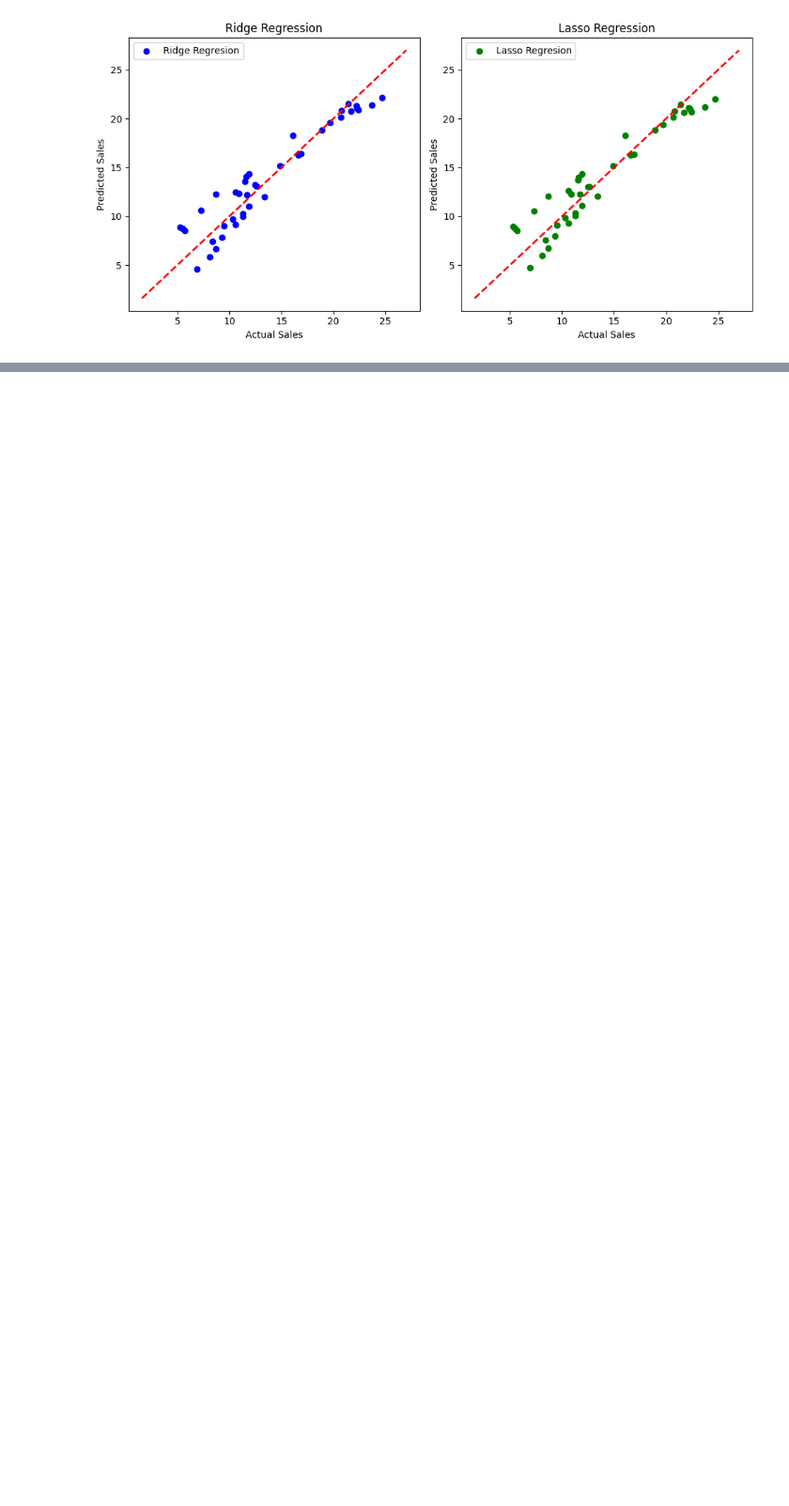
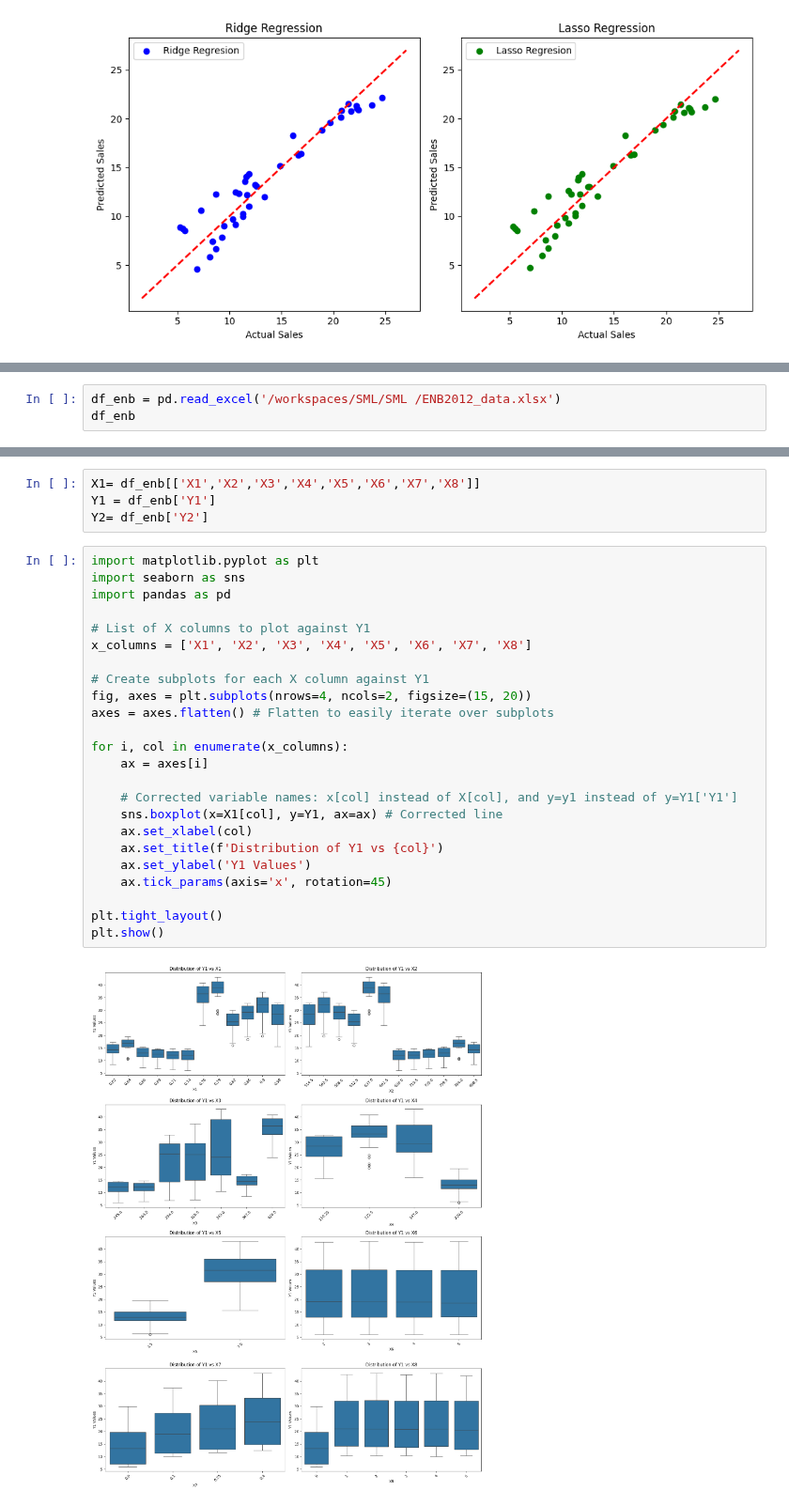
Before and after one commit to anmolS-1104/SML, a Jupyter notebook: SML /Exp 4.ipynb, the cells around one changed output, grey strips where cells are left out. Shown at 94% size. Drawn from its saved outputs; the diff is of its cells as text; blank space fills up the shorter version.

```diff
--- a/SML /Exp 4.ipynb
+++ b/SML /Exp 4.ipynb
@@ -190,0 +193,3 @@ plt.show()
+# %%
+df_enb = pd.read_excel('/workspaces/SML/SML /ENB2012_data.xlsx')
+df_enb
@@ -190,0 +210,30 @@ plt.show()
+# %%
+X1= df_enb[['X1','X2','X3','X4','X5','X6','X7','X8']]
+Y1 = df_enb['Y1']
+Y2= df_enb['Y2']
+# %%
+import matplotlib.pyplot as plt
+import seaborn as sns
+import pandas as pd
+
+# List of X columns to plot against Y1
+x_columns = ['X1', 'X2', 'X3', 'X4', 'X5', 'X6', 'X7', 'X8']
+
+# Create subplots for each X column against Y1
+fig, axes = plt.subplots(nrows=4, ncols=2, figsize=(15, 20))
+axes = axes.flatten() # Flatten to easily iterate over subplots
+
+for i, col in enumerate(x_columns):
+    ax = axes[i]
+
+    # Corrected variable names: x[col] instead of X[col], and y=y1 instead of y=Y1['Y1']
+    sns.boxplot(x=X1[col], y=Y1, ax=ax) # Corrected line
+    ax.set_xlabel(col)
+    ax.set_title(f'Distribution of Y1 vs {col}')
+    ax.set_ylabel('Y1 Values')
+    ax.tick_params(axis='x', rotation=45)
+
+plt.tight_layout()
+plt.show()
+# %% [output]
+[figure, added]
```
Also changed, not shown: parts of 26 cells of this notebook, 1 other file.
